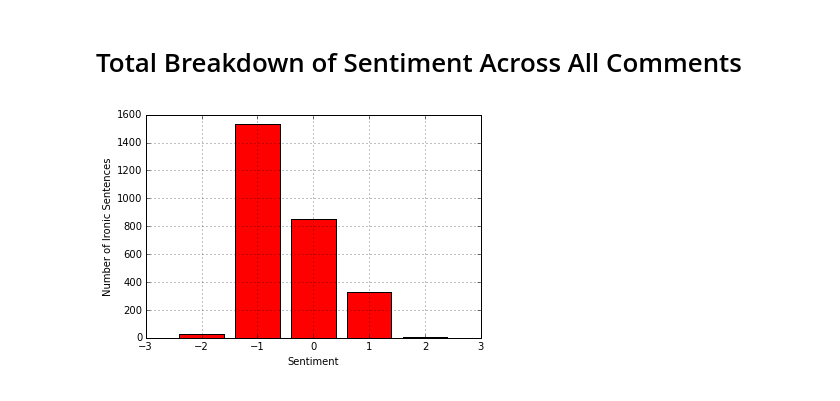
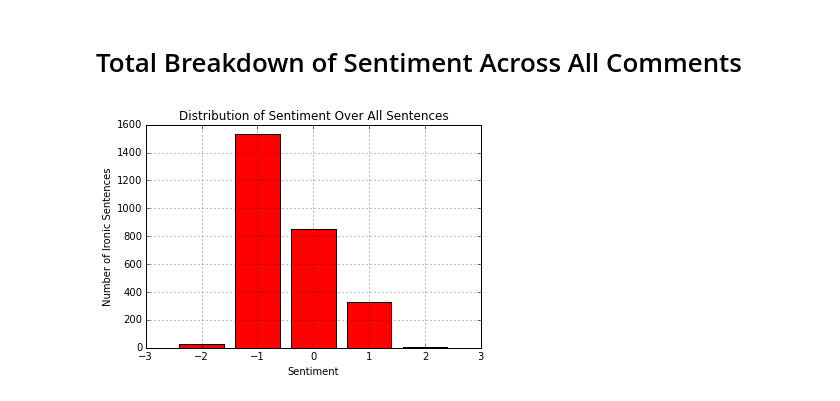
Before and after one commit to ebanner/irony-classifier, a Jupyter notebook: notebooks/plots/Sentiment.ipynb, the cells around one changed output. Cells and saved outputs as stored; diff of their text form; code cells hidden in the pictures.

```diff
--- a/notebooks/plots/Sentiment.ipynb
+++ b/notebooks/plots/Sentiment.ipynb
@@ -75,15 +79,16 @@ for sentiment in sentiments:
 # %%
 import matplotlib.pyplot as plt
 
 fig = plt.figure()
 axes = fig.add_subplot(111)
 
 axes.bar([-2, -1, 0, 1, 2], counts, align='center', color='red')
 
 plt.xlabel('Sentiment')
 plt.ylabel('Number of Ironic Sentences')
+plt.title('Distribution of Sentiment Over All Sentences')
 plt.grid(True)
 
 plt.show()
 # %% [output]
-[figure, old version]
+[figure, new version]
```
Also changed, not shown: parts of 3 cells of this notebook, 2 other files.
